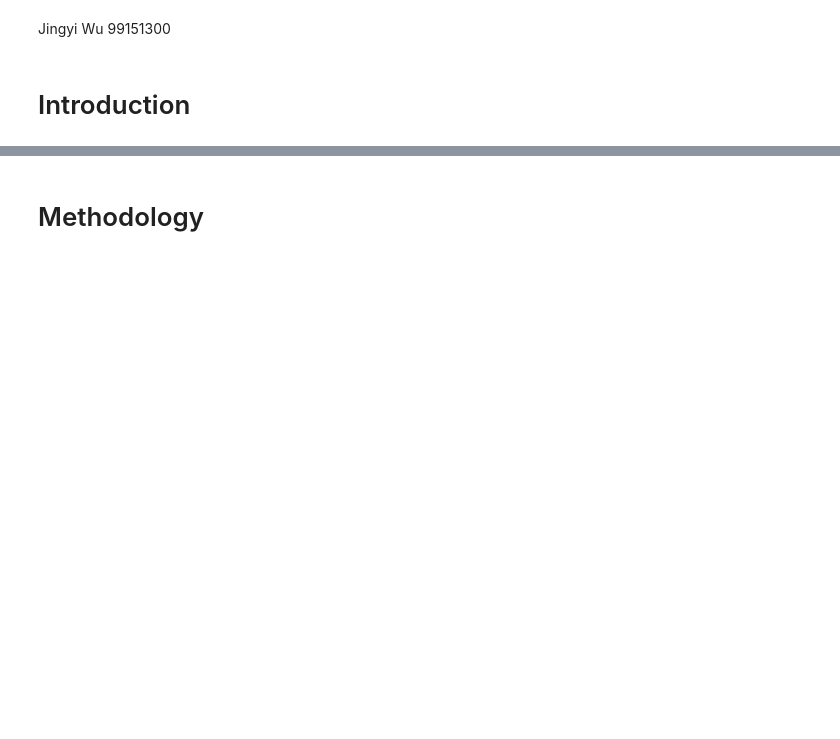
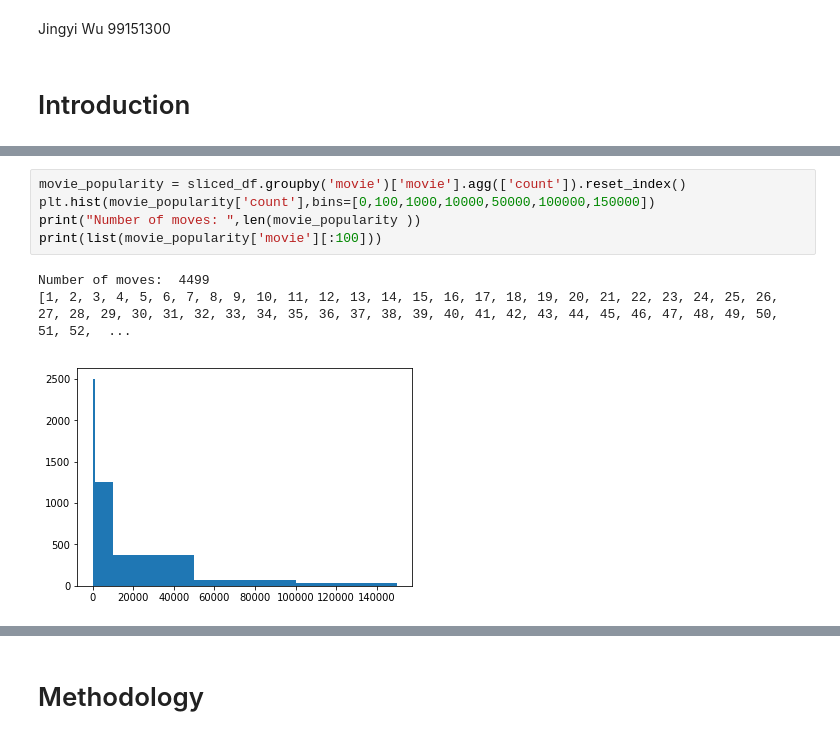
Before and after one commit to SnowWindSaveYou/UTS_ML2019_99151300, a Jupyter notebook: A2_Report.ipynb, the cells around one changed output, grey strips where cells are left out. Saved outputs shown, nothing was run; the diff lists cells and outputs as text; blank space fills up the shorter version.

```diff
--- a/A2_Report.ipynb
+++ b/A2_Report.ipynb
@@ -8,0 +108,9 @@
+# %%
+movie_popularity = sliced_df.groupby('movie')['movie'].agg(['count']).reset_index()
+plt.hist(movie_popularity['count'],bins=[0,100,1000,10000,50000,100000,150000])
+print("Number of moves: ",len(movie_popularity ))
+print(list(movie_popularity['movie'][:100]))
+# %% [output]
+Number of moves:  4499
+[1, 2, 3, 4, 5, 6, 7, 8, 9, 10, 11, 12, 13, 14, 15, 16, 17, 18, 19, 20, 21, 22, 23, 24, 25, 26, 27, 28, 29, 30, 31, 32, 33, 34, 35, 36, 37, 38, 39, 40, 41, 42, 43, 44, 45, 46, 47, 48, 49, 50, 51, 52,  ...
+[figure, added]
```
Also changed, not shown: parts of 29 cells of this notebook, 9 other files.
